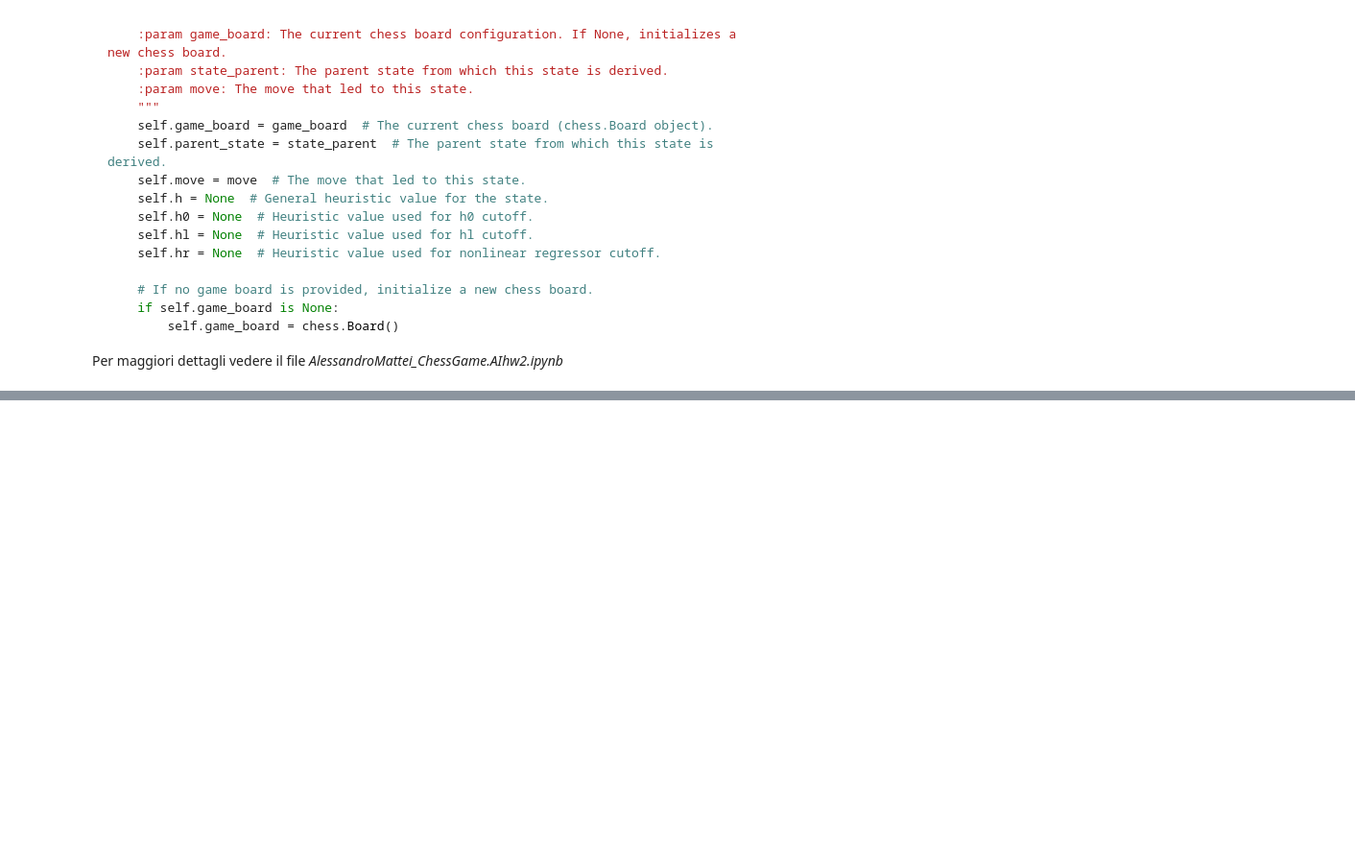
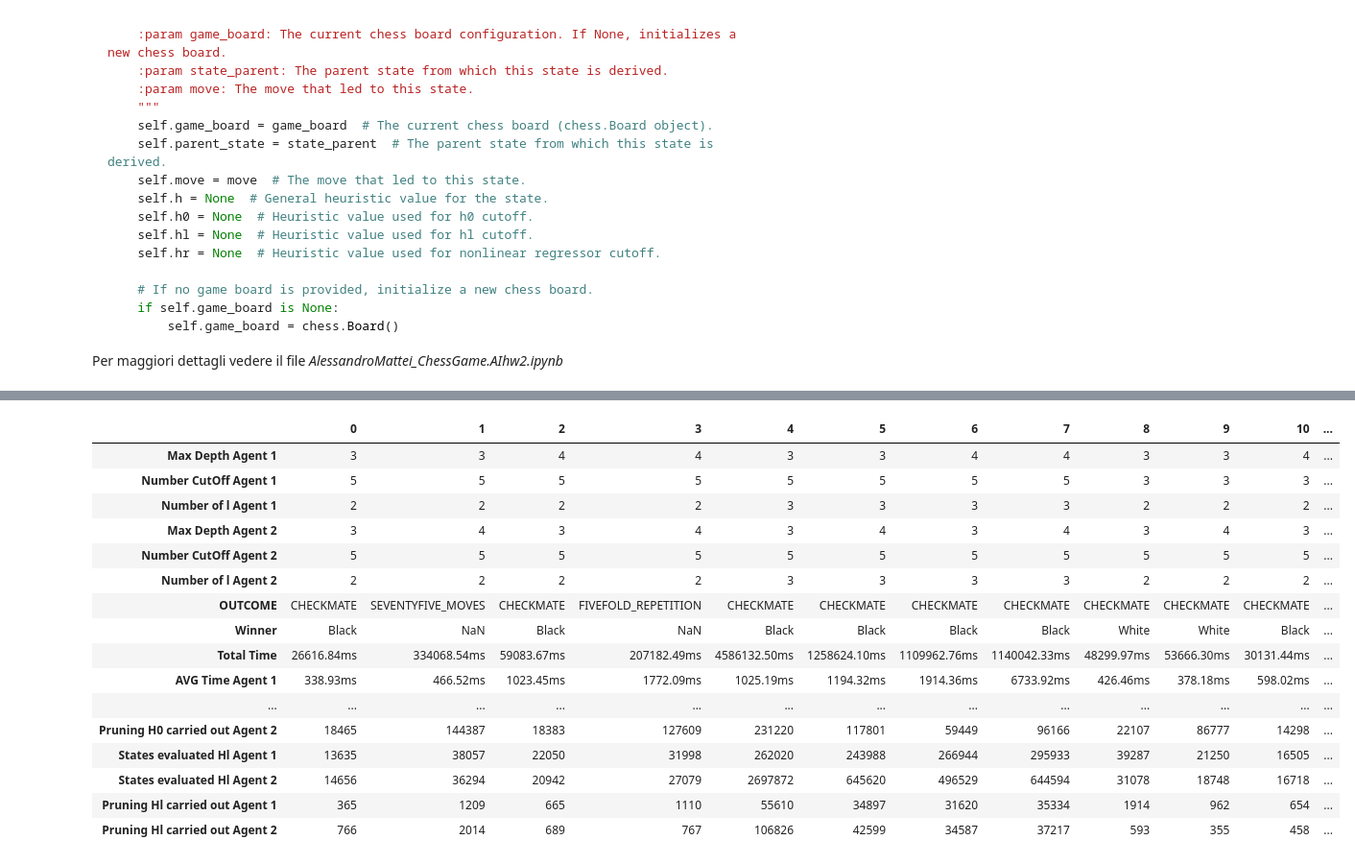
Before and after one commit to Alemato/ai_homeworks, a Jupyter notebook: homework2/AlessandroMattei_Report_IT.AIhw2.ipynb, the cells around one changed output, grey strips where cells are left out. Shown at 96% size. Drawn from its saved outputs; the diff is of its cells as text; code cells hidden in the pictures; blank space fills up the shorter version.

```diff
--- a/homework2/AlessandroMattei_Report_IT.AIhw2.ipynb
+++ b/homework2/AlessandroMattei_Report_IT.AIhw2.ipynb
@@ -945,0 +1052,22 @@ I test sono stati effettuati su un mini-pc con le seguenti caratteristiche:
+# %%
+df_minmax_hl_cut.drop(
+    columns=['Title', 'Algorithm Agent 1', 'Algorithm Agent 2', 'Heuristic Agent 1', 'Heuristic Agent 2']).head(
+    18).transpose()
+# %% [output]
+|  | 0 | 1 | 2 | 3 | 4 | 5 | 6 | 7 | 8 | 9 | 10 | ... |
+| Max Depth Agent 1 | 3 | 3 | 4 | 4 | 3 | 3 | 4 | 4 | 3 | 3 | 4 | ... |
+| Number CutOff Agent 1 | 5 | 5 | 5 | 5 | 5 | 5 | 5 | 5 | 3 | 3 | 3 | ... |
+| Number of l Agent 1 | 2 | 2 | 2 | 2 | 3 | 3 | 3 | 3 | 2 | 2 | 2 | ... |
+| Max Depth Agent 2 | 3 | 4 | 3 | 4 | 3 | 4 | 3 | 4 | 3 | 4 | 3 | ... |
+| Number CutOff Agent 2 | 5 | 5 | 5 | 5 | 5 | 5 | 5 | 5 | 5 | 5 | 5 | ... |
+| Number of l Agent 2 | 2 | 2 | 2 | 2 | 3 | 3 | 3 | 3 | 2 | 2 | 2 | ... |
+| OUTCOME | CHECKMATE | SEVENTYFIVE_MOVES | CHECKMATE | FIVEFOLD_REPETITION | CHECKMATE | CHECKMATE | CHECKMATE | CHECKMATE | CHECKMATE | CHECKMATE | CHECKMATE | ... |
+| Winner | Black | NaN | Black | NaN | Black | Black | Black | Black | White | White | Black | ... |
+| Total Time | 26616.84ms | 334068.54ms | 59083.67ms | 207182.49ms | 4586132.50ms | 1258624.10ms | 1109962.76ms | 1140042.33ms | 48299.97ms | 53666.30ms | 30131.44ms | ... |
+| AVG Time Agent 1 | 338.93ms | 466.52ms | 1023.45ms | 1772.09ms | 1025.19ms | 1194.32ms | 1914.36ms | 6733.92ms | 426.46ms | 378.18ms | 598.02ms | ... |
+| ... | ... | ... | ... | ... | ... | ... | ... | ... | ... | ... | ... | ... |
+| Pruning H0 carried out Agent 2 | 18465 | 144387 | 18383 | 127609 | 231220 | 117801 | 59449 | 96166 | 22107 | 86777 | 14298 | ... |
+| States evaluated Hl Agent 1 | 13635 | 38057 | 22050 | 31998 | 262020 | 243988 | 266944 | 295933 | 39287 | 21250 | 16505 | ... |
+| States evaluated Hl Agent 2 | 14656 | 36294 | 20942 | 27079 | 2697872 | 645620 | 496529 | 644594 | 31078 | 18748 | 16718 | ... |
+| Pruning Hl carried out Agent 1 | 365 | 1209 | 665 | 1110 | 55610 | 34897 | 31620 | 35334 | 1914 | 962 | 654 | ... |
+| Pruning Hl carried out Agent 2 | 766 | 2014 | 689 | 767 | 106826 | 42599 | 34587 | 37217 | 593 | 355 | 458 | ... |
```
Also changed, not shown: parts of 39 cells of this notebook, 27 other files.
